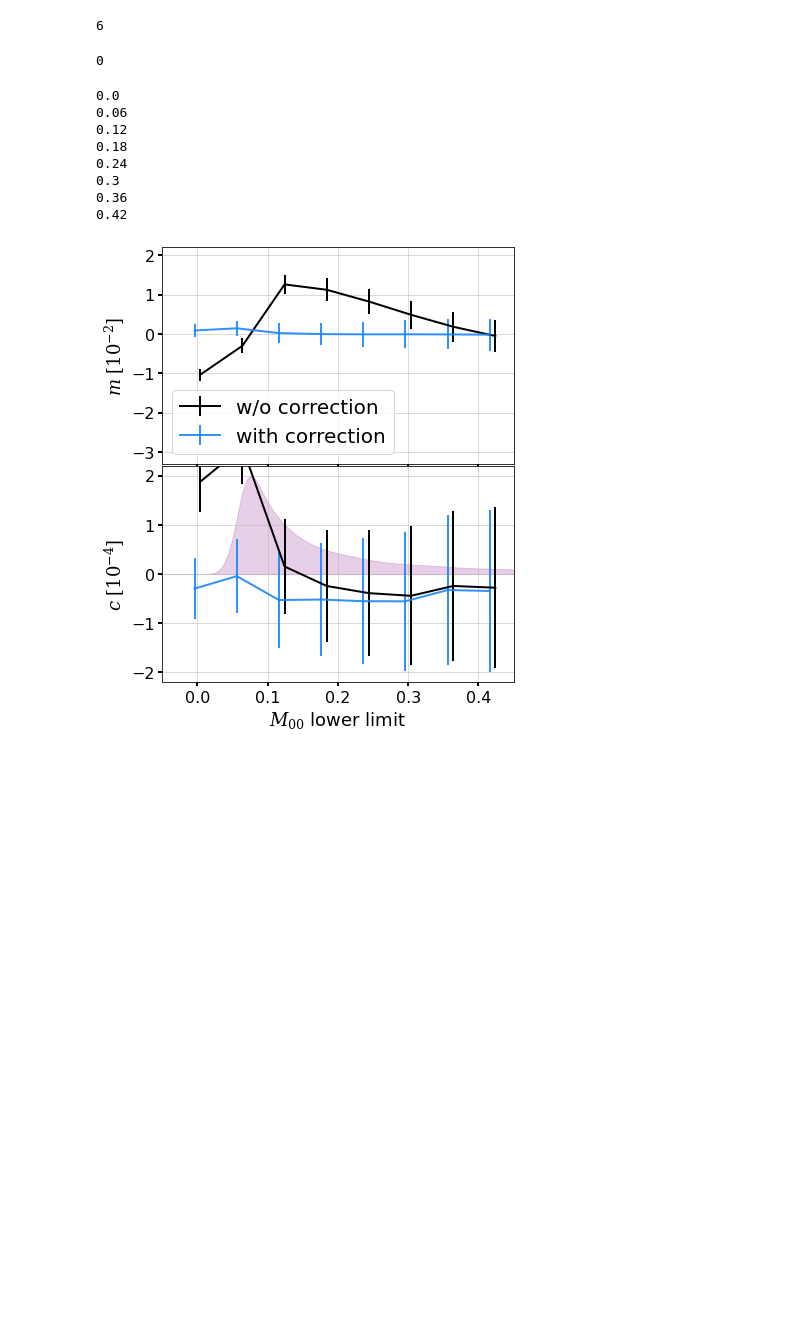
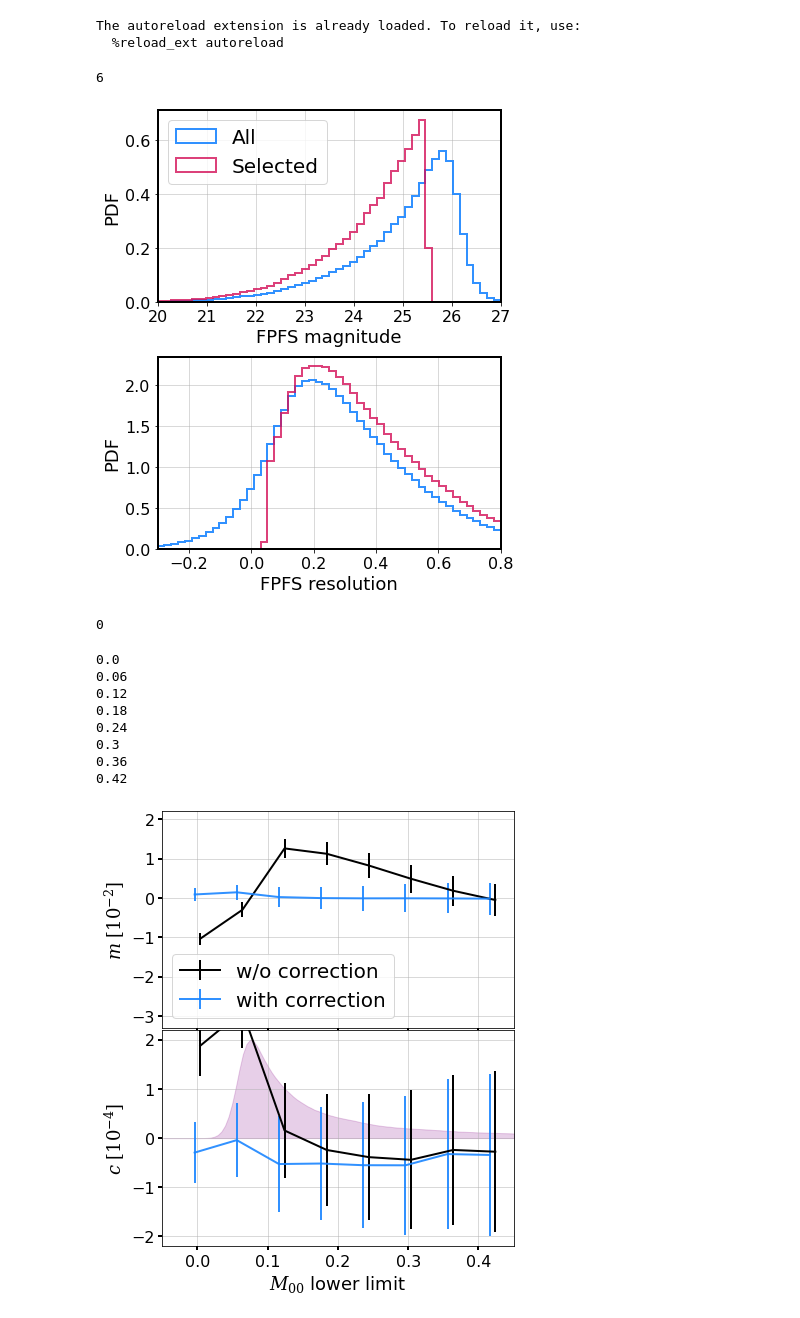
Before and after one commit to mr-superonion/FPFS_notebooks, a Jupyter notebook: ipynb/5_paper_2022/2_tests_isolated/3_center_fixed.ipynb, the cells around one changed output. Saved outputs shown, nothing was run; the diff lists cells and outputs as text; code cells hidden in the pictures; blank space fills up the shorter version.

```diff
--- a/ipynb/5_paper_2022/2_tests_isolated/3_center_fixed.ipynb
+++ b/ipynb/5_paper_2022/2_tests_isolated/3_center_fixed.ipynb
@@ -11,11 +11,17 @@ from fpfs import pltutil
 import matplotlib.pylab as plt
 import numpy.lib.recfunctions as rfn
 
+import matplotlib as mpl
+mpl.rcParams['axes.linewidth'] = 2.0 #set the value globally
+
 ver='try2'
 gver='basic2'
 dver='cut16'
 wrkDir=os.environ['homeWrk']
 simDir=os.path.join(wrkDir,'FPFS2/sim/')
+# %% [output]
+The autoreload extension is already loaded. To reload it, use:
+  %reload_ext autoreload
 # %%
 #nver='var1em9' # 'var0em0'#
 nver='var7em3' # 'var0em0'#
@@ -34,6 +40,36 @@ mm2 =   rfn.stack_arrays(mm2,usemask=False)
 gc.collect()
 # %% [output]
 6
+# %%
+pix_scale=0.168
+C=12*pix_scale**2.
+m1   =   -2.5 * np.log10(mm1['fpfs_M00']/pix_scale**2.) + 27.
+r2   =   (mm1['fpfs_M20']+mm1['fpfs_M00'])/(mm1['fpfs_M00'])
+msk=(m1<25.5)&(r2>0.05)
+plt.close()
+fig,axes=pltutil.make_figure_axes(nx=1,ny=2,square=False)
+ax=axes[0]
+ax.hist(m1,bins=50,histtype='step',density=True,linewidth=2.,color=pltutil.colors[1],range=(20,27),label='All')
+ax.hist(m1[msk],bins=50,histtype='step',density=True,linewidth=2.,color=pltutil.colors[2],range=(20,27),label='Selected')
+ax.legend(loc='upper left')
+ax.set_xlim(20,27)
+ax.set_xlabel('FPFS magnitude')
+ax.set_ylabel('PDF')
+ax.grid()
+
+ax=axes[1]
+ax.hist(r2,bins=50,histtype='step',density=True,linewidth=2.,color=pltutil.colors[1],range=(-0.3,0.8))
+ax.hist(r2[msk],bins=50,histtype='step',density=True,linewidth=2.,color=pltutil.colors[2],range=(-0.3,0.8))
+ax.set_xlim(-0.3,0.8)
+ax.set_xlabel('FPFS resolution')
+ax.set_ylabel('PDF')
+ax.grid()
+fig.tight_layout()
+
+gc.collect()
+fig.savefig('obsHist.pdf')
+# %% [output]
+[figure, added]
 # %%
 gc.collect()
 Const  =   6e-2
```
Also changed, not shown: 4 other files.
